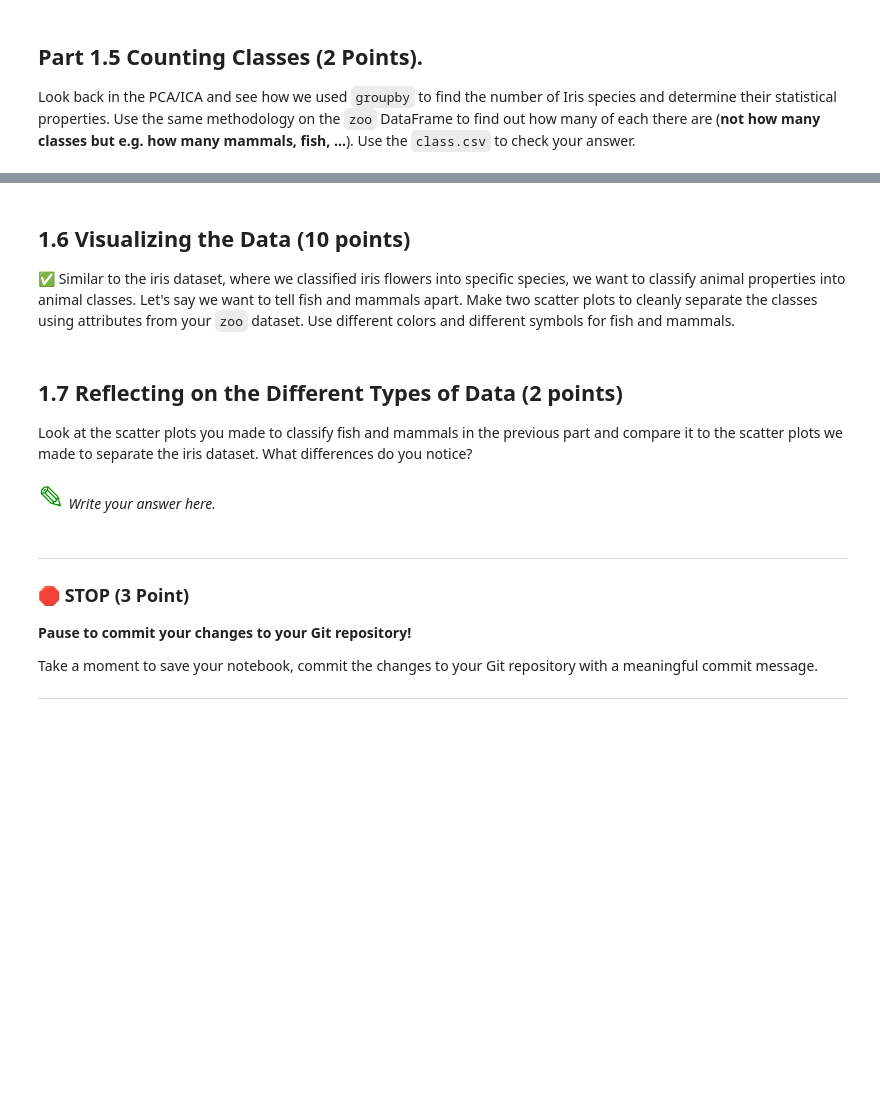
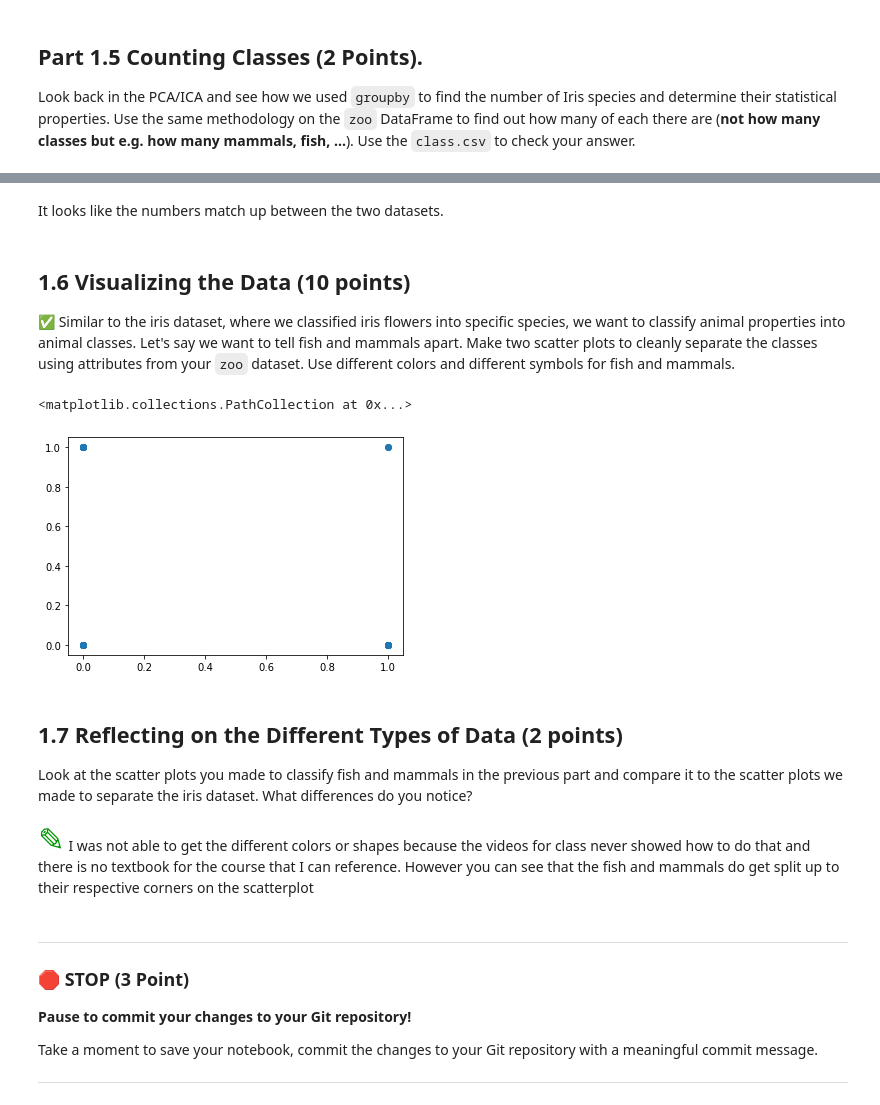
Before and after one commit to matricies7/cmse202-s23-turnin, a Jupyter notebook: hw-02/HW-02_PandasAndObjects-STUDENT (1) .ipynb, the cells around one changed output, grey strips where cells are left out. Cells and saved outputs as stored; diff of their text form; code cells hidden in the pictures; blank space fills up the shorter version.

```diff
--- a/hw-02/HW-02_PandasAndObjects-STUDENT (1) .ipynb
+++ b/hw-02/HW-02_PandasAndObjects-STUDENT (1) .ipynb
@@ -85,7 +90,8 @@ Look at both datasets (`class.csv`, `zoo.csv`). Describe the contents of both da
 
 &#9989; Use pandas to read in the `zoo.csv` and `class.csv` files into DataFrames.
 # %%
-#Write code here
+zoo_df=pd.read_csv('zoo.csv')
+class_df=pd.read_csv('class.csv')
 # %% [markdown]
 ## Part 1.5 Counting Classes (2 Points).
 
@@ -95,15 +122,23 @@ Look back in the PCA/ICA and see how we used `groupby` to find the number of Iri
+# %% [markdown]
+
+It looks like the numbers match up between the two datasets.
 # %% [markdown]
 ## 1.6 Visualizing the Data (10 points)
 
 &#9989; Similar to the iris dataset, where we classified iris flowers into specific species, we want to classify animal properties into animal classes. Let's say we want to tell fish and mammals apart. Make two scatter plots to cleanly separate the classes using attributes from your `zoo` dataset. Use different colors and different symbols for fish and mammals.
 # %%
-#Write your code here
+groups=zoo_df.groupby(by=['class_type']).sum()
+
+plt.scatter(zoo_df['fins'],zoo_df['hair'])
+# %% [output]
+<matplotlib.collections.PathCollection at 0x...>
+[figure, added]
 # %% [markdown]
 ## 1.7 Reflecting on the Different Types of Data (2 points)
 
 Look at the scatter plots you made to classify fish and mammals in the previous part and compare it to the scatter plots we made to separate the iris dataset. What differences do you notice?
 # %% [markdown]
-<font size=6 color="#009600">&#9998;</font> *Write your answer here.*
+<font size=6 color="#009600">&#9998;</font> I was not able to get the different colors or shapes because the videos for class never showed how to do that and there is no textbook for the course that I can reference. However you can see that the fish and mammals do get split up to their respective corners on the scatterplot
 # %% [markdown]
 ---
 ### &#128721; STOP (3 Point)
```
Also changed, not shown: parts of 11 cells of this notebook.
